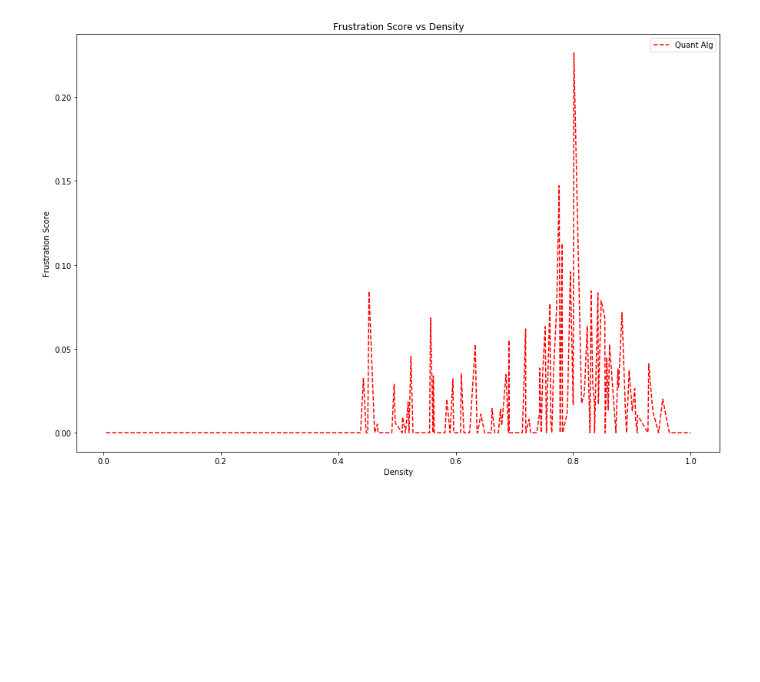
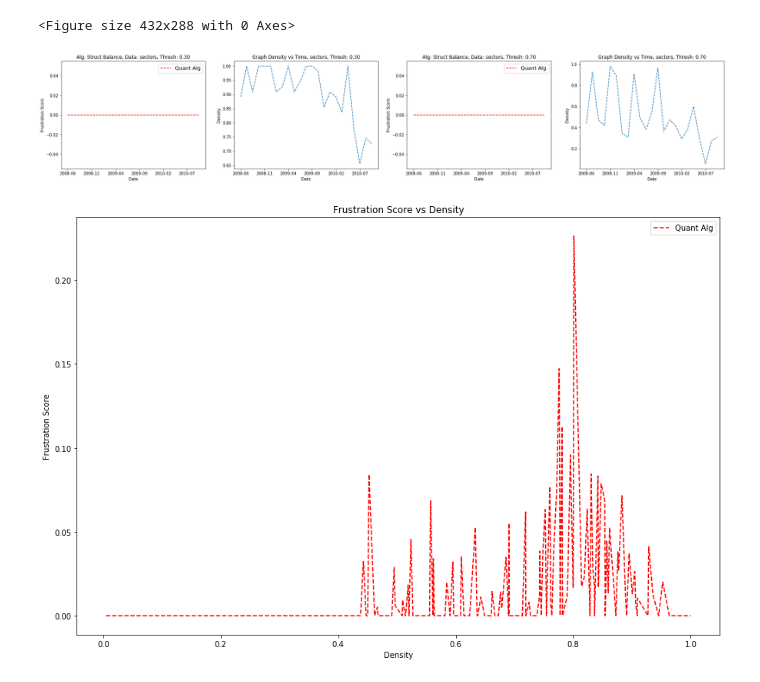
Before and after one commit to angadkalra/QuantumComputingProject, a Jupyter notebook: StructBalance/DataAnalysis.ipynb, the cells around one changed output. Saved outputs shown, nothing was run; the diff lists cells and outputs as text; code cells hidden in the pictures; blank space fills up the shorter version.

Commit message:
graphs for SB

```diff
--- a/StructBalance/DataAnalysis.ipynb
+++ b/StructBalance/DataAnalysis.ipynb
@@ -4,7 +4,7 @@ import numpy as np
 import pandas as pd
 import matplotlib.pyplot as plt
 
-dataset = "ftse" # Values: asset_class, sectors, ftse
+dataset = "asset_class" # Values: asset_class, sectors, ftse
 
 quant_res_df = pd.read_csv("ResultCSVs/structbal_quant_%s_res.csv"%(dataset))
 
@@ -69,3 +66,57 @@ all_quant_df = pd.concat(quant_dfs)
+# %%
+# Plot score vs time for each threshold
+thresholds = quant_res_df['threshold'].unique()
+low_thresh = thresholds[0]
+high_thresh = thresholds[7]
+
+quant_series = quant_res_df[(quant_res_df.threshold == low_thresh)]
+
+fig = plt.figure(1)
+plt.subplots(figsize=(30,5))
+
+plt.subplot(141)
+plt.title('Alg: Struct Balance, Data: %s, Thresh: %.2f' % (dataset, low_thresh))
+plt.ylabel('Frustration Score')
+plt.xlabel('Date')
+
+plt.plot(quant_series["date"], quant_series['frustration_score'], 'r--', label='Quant Alg')
+plt.legend(loc=0, prop={'size': 13})
+plt.xticks(ticks=quant_series['date'][::4],
+          labels=[x[0:7] for x in quant_series['date']])
+
+plt.subplot(142)
+plt.title('Graph Density vs Time, %s, Thresh: %.2f' % (dataset, low_thresh))
+plt.plot(quant_series['date'], quant_series['density'], '--')
+plt.xticks(ticks=quant_series['date'][::4],
+          labels=[x[0:7] for x in quant_series['date']])
+plt.ylabel("Density")
+plt.xlabel("Date")
+
+
+quant_series = quant_res_df[(quant_res_df.threshold == high_thresh)]
+
+plt.subplot(143)
+plt.title('Alg: Struct Balance, Data: %s, Thresh: %.2f' % (dataset, high_thresh))
+plt.ylabel('Frustration Score')
+plt.xlabel('Date')
+
+plt.plot(quant_series["date"], quant_series['frustration_score'], 'r--', label='Quant Alg')
+plt.legend(loc=0, prop={'size': 13})
+plt.xticks(ticks=quant_series['date'][::4],
+          labels=[x[0:7] for x in quant_series['date']])
+
+plt.subplot(144)
+plt.title('Graph Density vs Time, %s, Thresh: %.2f' % (dataset, high_thresh))
+plt.plot(quant_series['date'], quant_series['density'], '--')
+plt.xticks(ticks=quant_series['date'][::4],
+          labels=[x[0:7] for x in quant_series['date']])
+plt.ylabel("Density")
+plt.xlabel("Date")
+
+plt.savefig('../ReportFiguresPlots/StructBalance/sb_%s_score_density' % (dataset))
+# %% [output]
+<Figure size 432x288 with 0 Axes>
+[figure, added]
 # %%
 all_quant_df = all_quant_df.groupby(["density"])["frustration_score"].mean()
 # %%
```
Also changed, not shown: parts of 2 cells of this notebook, 3 other files.
